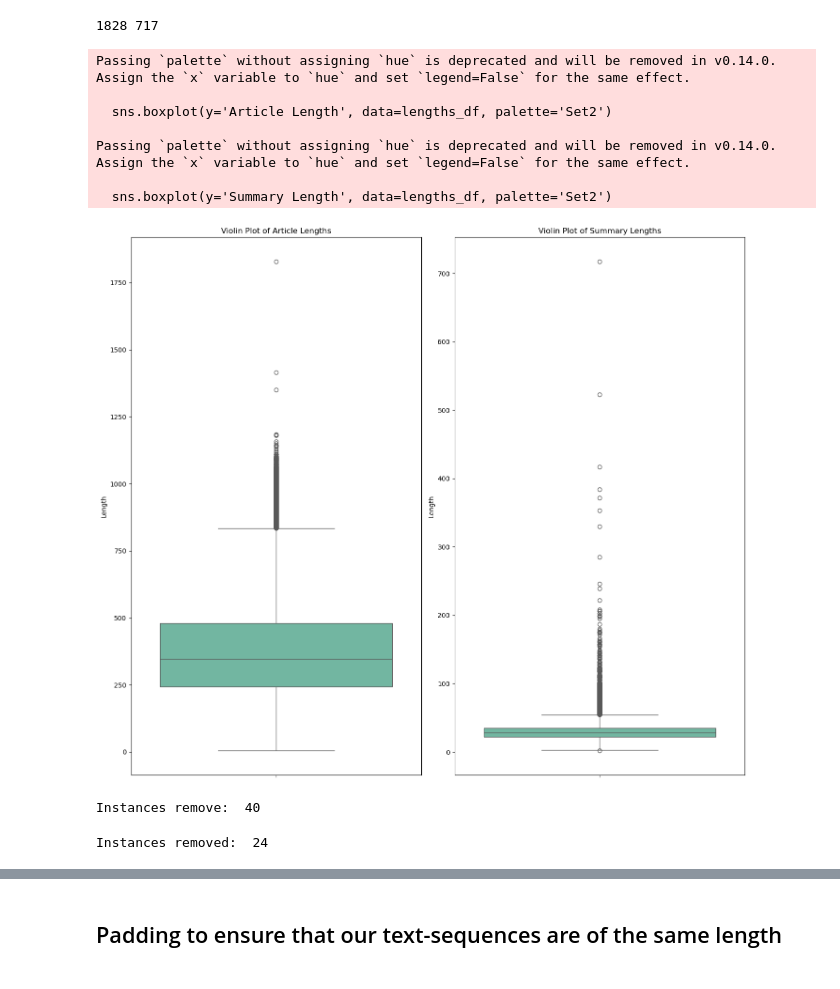
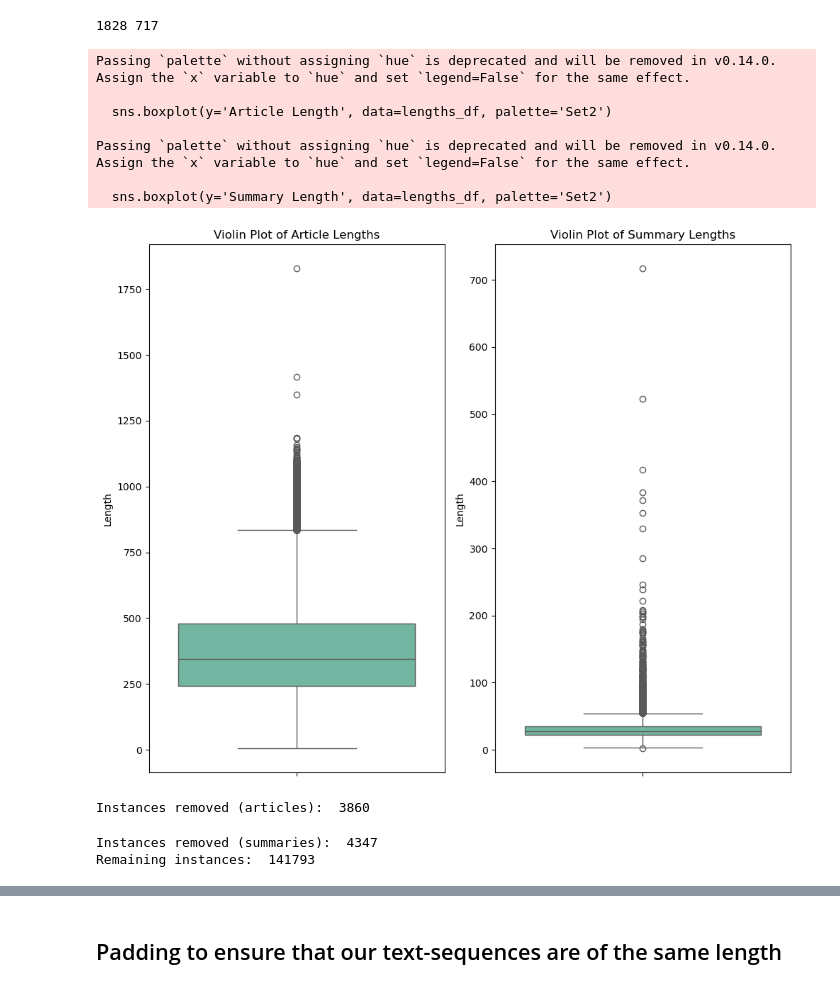
Before and after one commit to MadsAslak/NLP_Exam, a Jupyter notebook: Workspace.ipynb, the cells around one changed output, grey strips where cells are left out. Cells and saved outputs as stored; diff of their text form; code cells hidden in the pictures.

```diff
--- a/Workspace.ipynb
+++ b/Workspace.ipynb
@@ -139,0 +112,11 @@ tokenized_summary = tokenizer_summary.texts_to_sequences(df.cleaned_highlights)
+# %%
+# Combine articles and summaries into one list
+combined_texts = df.cleaned_article.tolist() + df.cleaned_highlights.tolist()
+
+# Fit a shared tokenizer on the combined text data
+shared_tokenizer = Tokenizer(num_words=10000, oov_token='<OOV>')
+shared_tokenizer.fit_on_texts(combined_texts)
+
+# Tokenize articles and summaries with the shared tokenizer
+tokenized_article = shared_tokenizer.texts_to_sequences(df.cleaned_article)
+tokenized_summary = shared_tokenizer.texts_to_sequences(df.cleaned_highlights)
@@ -162,32 +165,32 @@ lengths_df = pd.DataFrame({
 
 # Melt the DataFrame to a long format
 lengths_df_melted = lengths_df.melt(var_name='Type', value_name='Length')
 
 # Plot violin plots using Seaborn
-plt.figure(figsize=(14, 12))
+plt.figure(figsize=(10, 8))
 
 # Violin plot for Article Lengths
 plt.subplot(1, 2, 1)
 sns.boxplot(y='Article Length', data=lengths_df, palette='Set2')
 plt.title('Violin Plot of Article Lengths')
 plt.xlabel('')
 plt.ylabel('Length')
 
 # Violin plot for Summary Lengths
 plt.subplot(1, 2, 2)
 sns.boxplot(y='Summary Length', data=lengths_df, palette='Set2')
 plt.title('Violin Plot of Summary Lengths')
 plt.xlabel('')
 plt.ylabel('Length')
 
 plt.tight_layout()
 plt.show()
 # %% [output]
 Passing `palette` without assigning `hue` is deprecated and will be removed in v0.14.0. Assign the `x` variable to `hue` and set `legend=False` for the same effect.
 
   sns.boxplot(y='Article Length', data=lengths_df, palette='Set2')
 
 Passing `palette` without assigning `hue` is deprecated and will be removed in v0.14.0. Assign the `x` variable to `hue` and set `legend=False` for the same effect.
 
   sns.boxplot(y='Summary Length', data=lengths_df, palette='Set2')
-[figure, old version]
+[figure, new version]
@@ -194,26 +208,32 @@ Passing `palette` without assigning `hue` is deprecated and will be removed in v
 # %%
-#removing outliers:
-# Identify indices of summaries longer than 150 tokens
-indices_to_remove = [i for i, length in enumerate(summary_lengths) if length > 150]
-print("Instances remove: ", len(indices_to_remove))
+# Identify indices of articles outside the IQR and below 50 tokens
+indices_to_remove_articles = [i for i, length in enumerate(article_lengths)
+                              if length < 50 or length < (article_q1 - 1.5 * article_iqr) or length > (article_q3 + 1.5 * article_iqr)]
+print("Instances removed (articles): ", len(indices_to_remove_articles))
 
-# Remove the corresponding articles and summaries
-filtered_articles = [article for i, article in enumerate(tokenized_article) if i not in indices_to_remove]
-filtered_summaries = [summary for i, summary in enumerate(tokenized_summary) if i not in indices_to_remove]
+# Remove the corresponding articles and summaries based on article criteria
+filtered_articles = [article for i, article in enumerate(tokenized_article) if i not in indices_to_remove_articles]
+filtered_summaries = [summary for i, summary in enumerate(tokenized_summary) if i not in indices_to_remove_articles]
 # %% [output]
-Instances remove:  40
+Instances removed (articles):  3860
 # %%
-article_lengths = [len(sequence) for sequence in filtered_articles]
-summary_lengths = [len(sequence) for sequence in filtered_summaries]
-#indetify indices of articles longer than 1200 tokens
-indices_to_remove = [i for i, length in enumerate(article_lengths) if length > 1100]
-print("Instances removed: ", len(indices_to_remove))
+# Recalculate lengths of filtered summaries
+filtered_summary_lengths = [len(sequence) for sequence in filtered_summaries]
 
-# remove the corresponding articles and summaries
-filtered_articles = [article for i, article in enumerate(filtered_articles) if i not in indices_to_remove]
-filtered_summaries = [summary for i, summary in enumerate(filtered_summaries) if i not in indices_to_remove]
+# Identify indices of summaries outside the IQR and below 5 tokens
+indices_to_remove_summaries = [i for i, length in enumerate(filtered_summary_lengths)
+                               if length < 5 or length < (summary_q1 - 1.5 * summary_iqr) or length > (summary_q3 + 1.5 * summary_iqr)]
+print("Instances removed (summaries): ", len(indices_to_remove_summaries))
+
+# Remove the corresponding articles and summaries based on summary criteria
+filtered_articles = [article for i, article in enumerate(filtered_articles) if i not in indices_to_remove_summaries]
+filtered_summaries = [summary for i, summary in enumerate(filtered_summaries) if i not in indices_to_remove_summaries]
+
+# Print the number of remaining instances
+print("Remaining instances: ", len(final_filtered_articles))
 # %% [output]
-Instances removed:  24
+Instances removed (summaries):  4347
+Remaining instances:  141793
 # %%
 print(len(filtered_articles), len(filtered_summaries))
 # %% [output]
```
Also changed, not shown: parts of 15 cells of this notebook.
